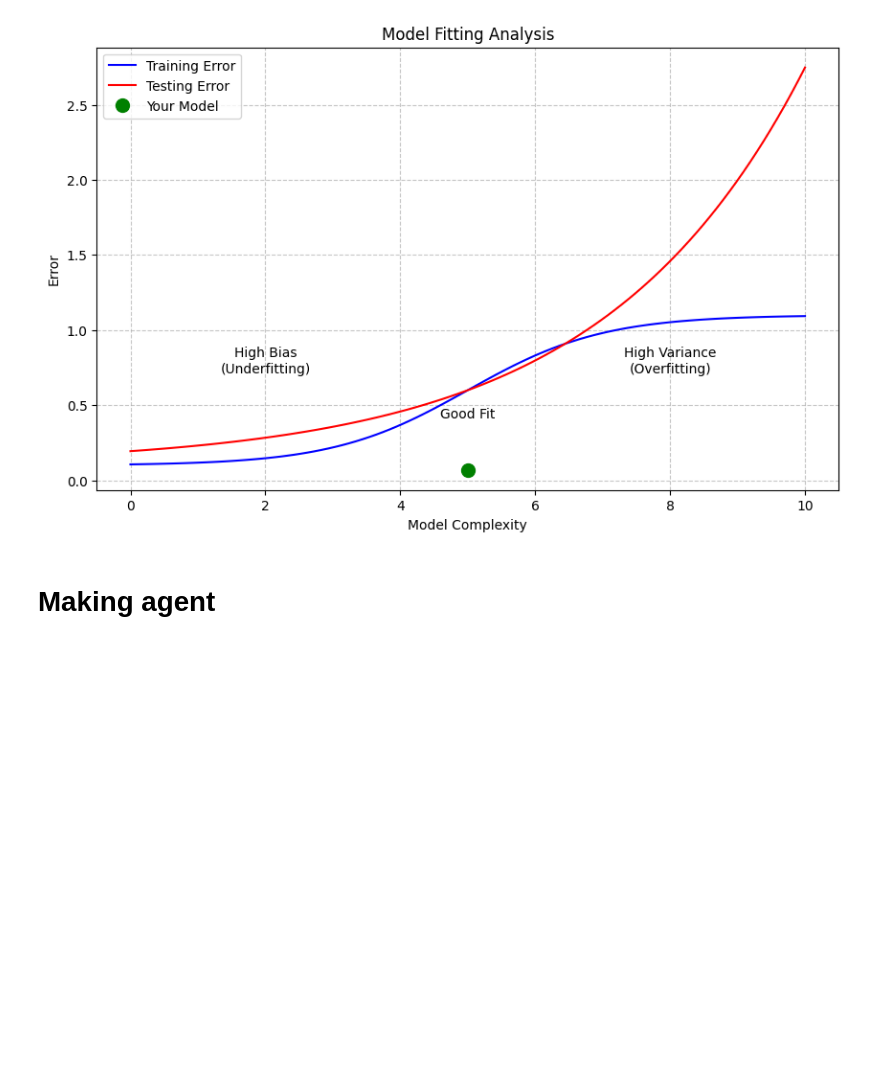
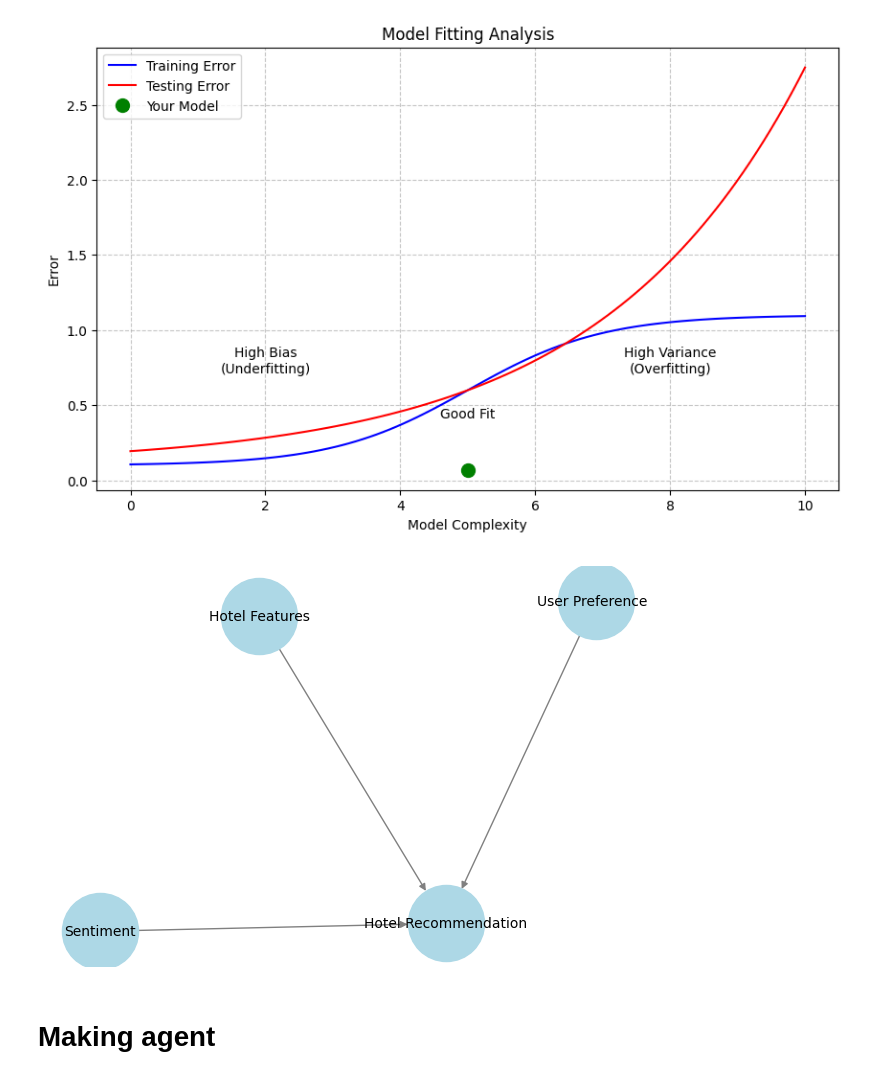
Before and after one commit to ryanjwong/hotel-recommendation, a Jupyter notebook: worko.ipynb, the cells around one changed output. Cells and saved outputs as stored; diff of their text form; code cells hidden in the pictures; blank space fills up the shorter version.

```diff
--- a/worko.ipynb
+++ b/worko.ipynb
@@ -291,6 +291,21 @@ plt.grid(True, linestyle='--', alpha=0.7)
 plt.show()
 # %% [output]
 [figure]
+# %%
+import networkx as nx
+import matplotlib.pyplot as plt
+
+G = nx.DiGraph()
+G.add_edges_from([("User Preferences", "Hotel Recommendation"),
+                  ("Hotel Features", "Hotel Recommendation"),
+                  ("Sentiment", "Hotel Recommendation")])
+
+plt.figure(figsize=(6,4))
+nx.draw(G, with_labels=True, node_color='lightblue', edge_color='gray', node_size=3000, font_size=10)
+plt.savefig("BN_structure.png")
+plt.show()
+# %% [output]
+[figure, added]
 # %% [markdown]
 # Making agent
 # %%
```
Also changed, not shown: 3 other files.
